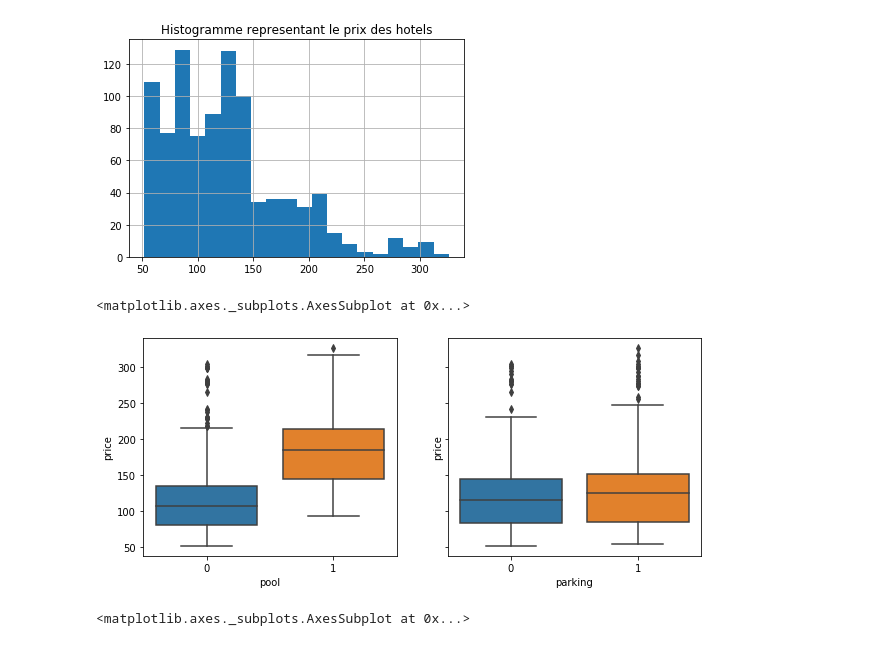
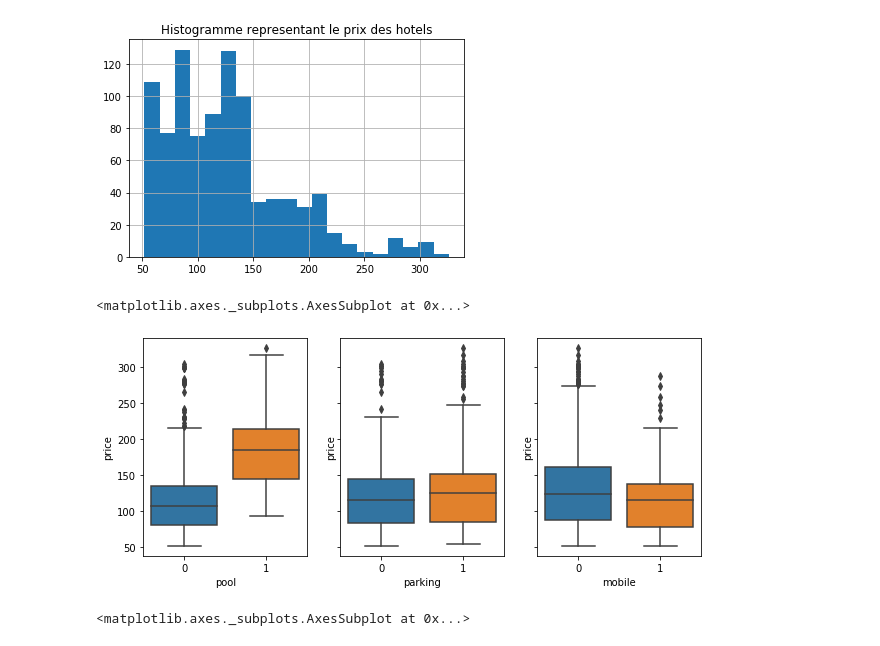
Before and after one commit to njulia1/Defi-IA-2023, a Jupyter notebook: défi_IA_statistiques_descriptives.ipynb, the cells around one changed output. Saved outputs shown, nothing was run; the diff lists cells and outputs as text; code cells hidden in the pictures.

```diff
--- a/défi_IA_statistiques_descriptives.ipynb
+++ b/défi_IA_statistiques_descriptives.ipynb
@@ -29,0 +14,7 @@ requests
+# %%
+requests=pd.read_csv("laulau_data.csv",sep=",",header=0)
+requests.index=requests['hotel_id']
+requests=requests.drop(['Unnamed: 0'], axis=1)
+requests=requests.drop(['index'], axis=1)
+requests=requests.drop(['hotel_id'],axis=1)
+requests.head()
@@ -68,12 +67,13 @@ plt.show()
 # %% [output]
 [figure]
 # %%
-_, axes = plt.subplots(1, 2, sharey=True, figsize=(10, 4))
+_, axes = plt.subplots(1, 3, sharey=True, figsize=(10, 4))
 sns.boxplot(x='pool', y='price', data=requests,ax=axes[0])
 sns.boxplot(x='parking', y='price', data=requests,ax=axes[1])
+sns.boxplot(x='mobile', y='price', data=requests,ax=axes[2])
 # %% [output]
 <matplotlib.axes._subplots.AxesSubplot at 0x...>
-[figure, old version]
+[figure, new version]
 # %%
 sns.boxplot(x='city', y='price', data=requests)
 # %% [output]
```
Also changed, not shown: parts of 11 cells of this notebook, 1 other file.
